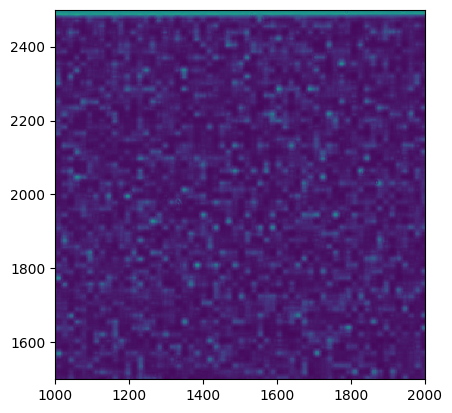
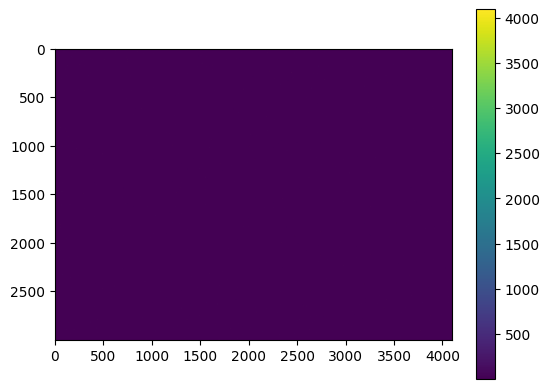
Unified diff of the notebook cell whose output changed from the first chart to the second:
--- before
+++ after
@@ -1,3 +1,3 @@
-plt.imshow(img[0,...])
-plt.xlim([1000, 2000])
-plt.ylim([1500, 2500])
+plt.imshow(img[-10,...])
+plt.colorbar()
+print(img[-10,...].mean())

Commit: updated exposure settings, new scripts